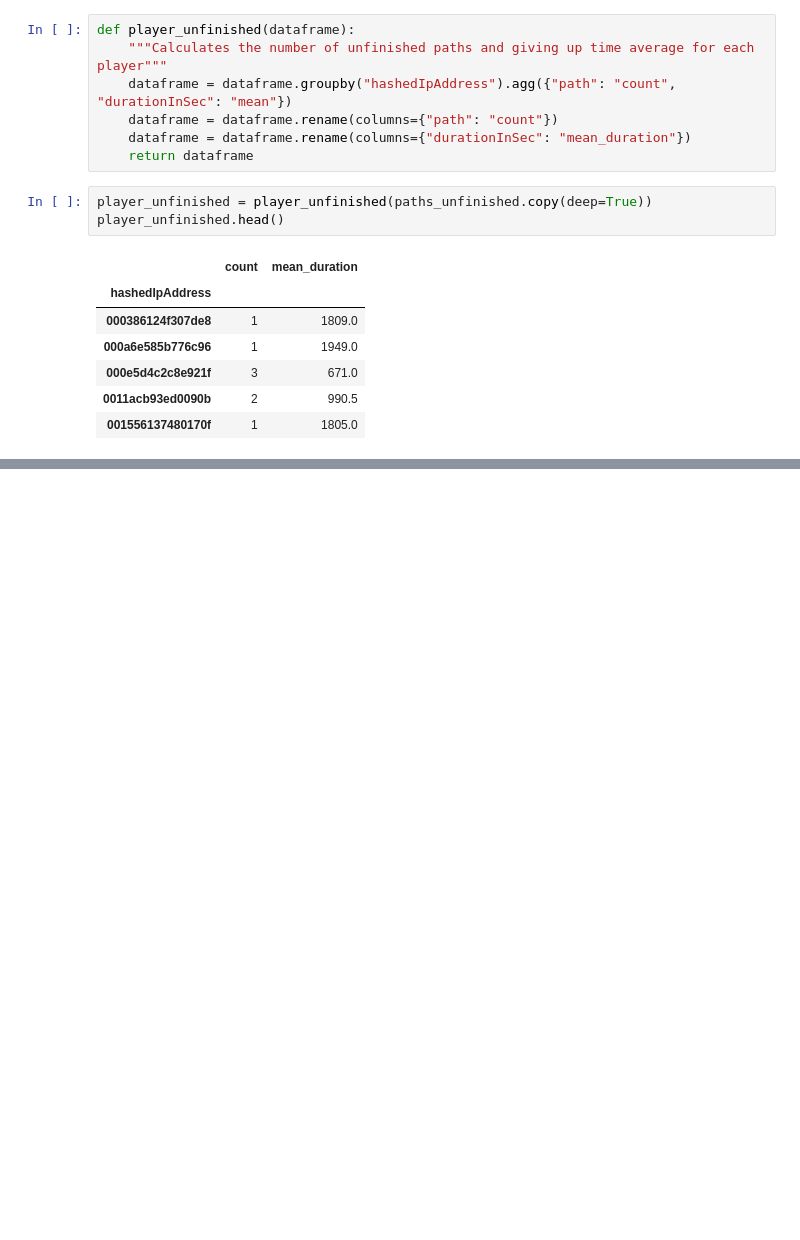
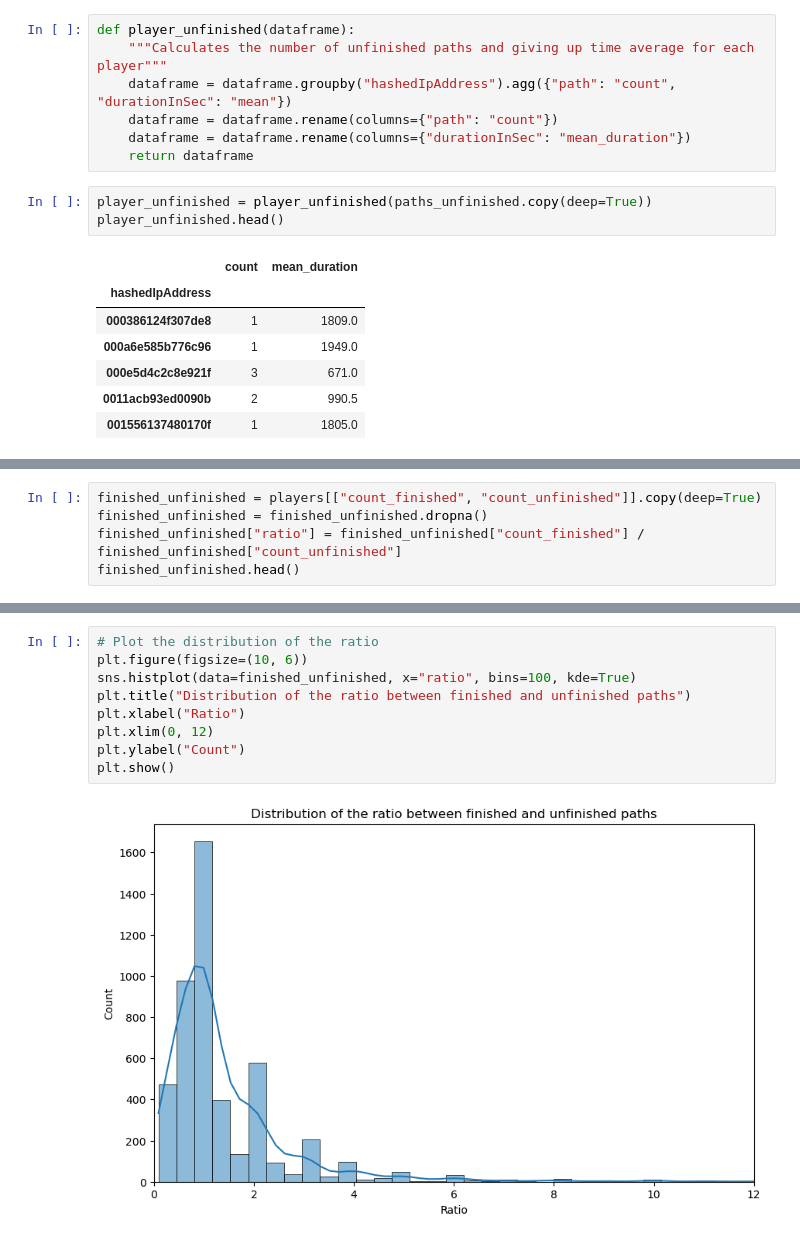
Before and after one commit to epfl-ada/ada-2023-project-adamants, a Jupyter notebook: players_performance.ipynb, the cells around one changed output, grey strips where cells are left out. Cells and saved outputs as stored; diff of their text form; blank space fills up the shorter version.

```diff
--- a/players_performance.ipynb
+++ b/players_performance.ipynb
@@ -169,3 +169,8 @@ players.head()
 | 000a09e202e88d10 | 2.666667 | 1.0 | 188.0 | 23.500000 | NaN | ... |
 | 000a5bac5b7781ea | 3.750000 | 1.0 | 196.0 | 13.066667 | NaN | ... |
 | 000a6e585b776c96 | NaN | NaN | NaN | NaN | 1.0 | ... |
+# %%
+finished_unfinished = players[["count_finished", "count_unfinished"]].copy(deep=True)
+finished_unfinished = finished_unfinished.dropna()
+finished_unfinished["ratio"] = finished_unfinished["count_finished"] / finished_unfinished["count_unfinished"]
+finished_unfinished.head()
@@ -172,3 +185,14 @@ players.head()
+# %%
+# Plot the distribution of the ratio
+plt.figure(figsize=(10, 6))
+sns.histplot(data=finished_unfinished, x="ratio", bins=100, kde=True)
+plt.title("Distribution of the ratio between finished and unfinished paths")
+plt.xlabel("Ratio")
+plt.xlim(0, 12)
+plt.ylabel("Count")
+plt.show()
+# %% [output]
+[figure, added]
 # %%
 # Histogram of the average duration before giving up
 
```
Also changed, not shown: parts of 7 cells of this notebook.
